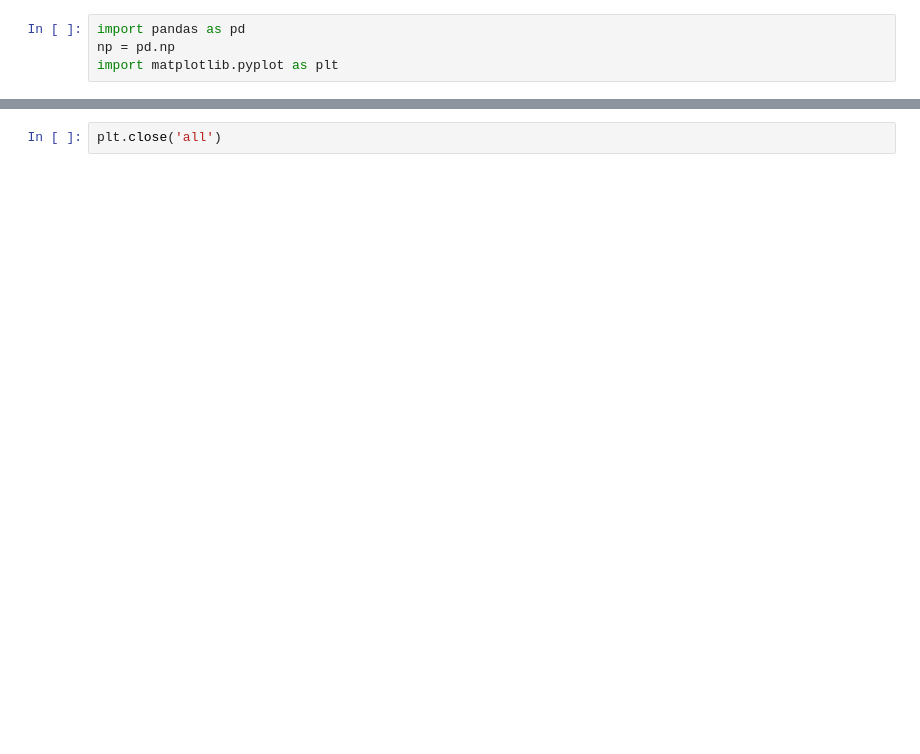
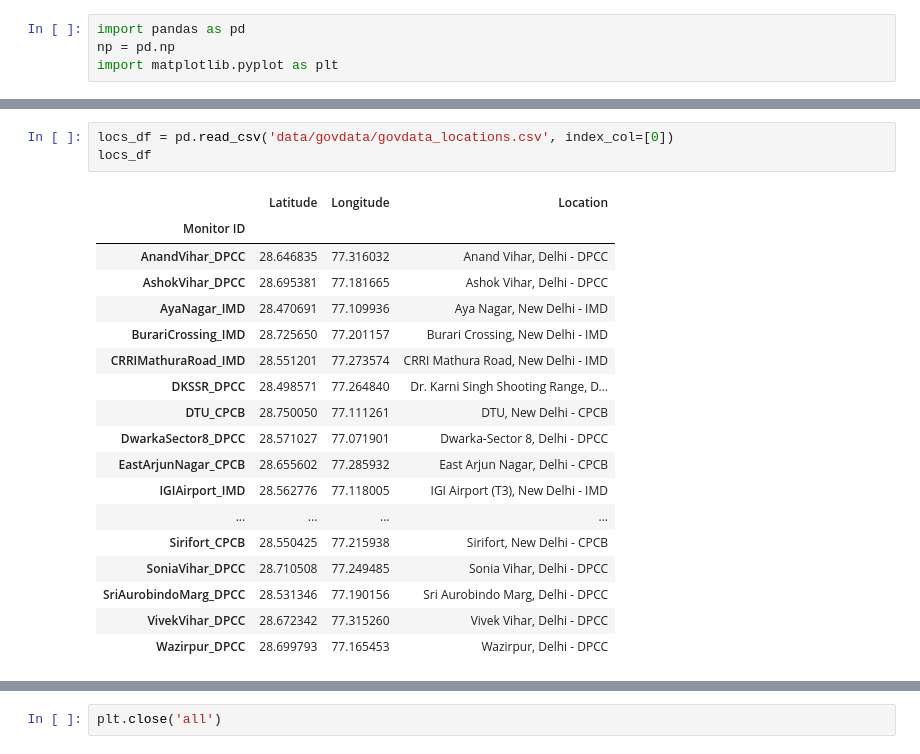
Before and after one commit to ankitbha/hidden_hotspots, a Jupyter notebook: PreviewData-Govdata.ipynb, the cells around one changed output, grey strips where cells are left out. Cells and saved outputs as stored; diff of their text form; blank space fills up the shorter version.

```diff
--- a/PreviewData-Govdata.ipynb
+++ b/PreviewData-Govdata.ipynb
@@ -30,3 +30,25 @@ df
+# %%
+locs_df = pd.read_csv('data/govdata/govdata_locations.csv', index_col=[0])
+locs_df
+# %% [output]
+|  | Latitude | Longitude | Location |
+| Monitor ID |  |  |  |
+| AnandVihar_DPCC | 28.646835 | 77.316032 | Anand Vihar, Delhi - DPCC |
+| AshokVihar_DPCC | 28.695381 | 77.181665 | Ashok Vihar, Delhi - DPCC |
+| AyaNagar_IMD | 28.470691 | 77.109936 | Aya Nagar, New Delhi - IMD |
+| BurariCrossing_IMD | 28.725650 | 77.201157 | Burari Crossing, New Delhi - IMD |
+| CRRIMathuraRoad_IMD | 28.551201 | 77.273574 | CRRI Mathura Road, New Delhi - IMD |
+| DKSSR_DPCC | 28.498571 | 77.264840 | Dr. Karni Singh Shooting Range, D... |
+| DTU_CPCB | 28.750050 | 77.111261 | DTU, New Delhi - CPCB |
+| DwarkaSector8_DPCC | 28.571027 | 77.071901 | Dwarka-Sector 8, Delhi - DPCC |
+| EastArjunNagar_CPCB | 28.655602 | 77.285932 | East Arjun Nagar, Delhi - CPCB |
+| IGIAirport_IMD | 28.562776 | 77.118005 | IGI Airport (T3), New Delhi - IMD |
+| ... | ... | ... | ... |
+| Sirifort_CPCB | 28.550425 | 77.215938 | Sirifort, New Delhi - CPCB |
+| SoniaVihar_DPCC | 28.710508 | 77.249485 | Sonia Vihar, Delhi - DPCC |
+| SriAurobindoMarg_DPCC | 28.531346 | 77.190156 | Sri Aurobindo Marg, Delhi - DPCC |
+| VivekVihar_DPCC | 28.672342 | 77.315260 | Vivek Vihar, Delhi - DPCC |
+| Wazirpur_DPCC | 28.699793 | 77.165453 | Wazirpur, Delhi - DPCC |
 # %%
 grouped = df.groupby(level=0)
 
```
Also changed, not shown: parts of 3 cells of this notebook, 2 other files.
